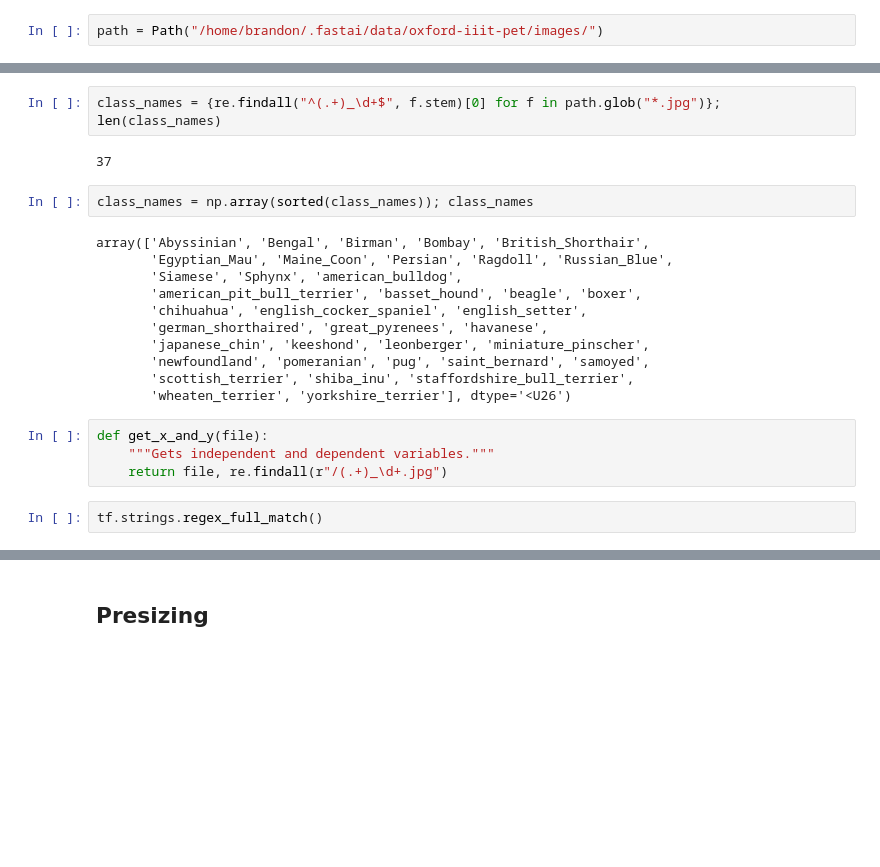
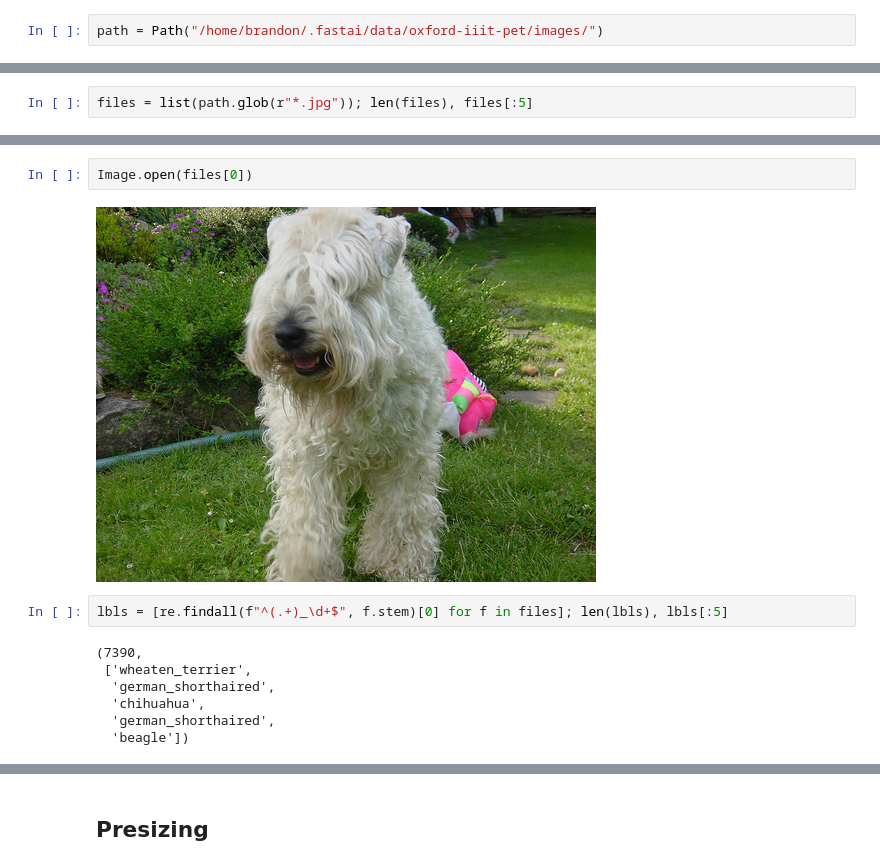
Before and after one commit to bwolfson97/website, a Jupyter notebook: _notebooks/2021-07-22-fastbook-ch-5-tf.ipynb, the cells around one changed output, grey strips where cells are left out. Cells and saved outputs as stored; diff of their text form; blank space fills up the shorter version.

```diff
--- a/_notebooks/2021-07-22-fastbook-ch-5-tf.ipynb
+++ b/_notebooks/2021-07-22-fastbook-ch-5-tf.ipynb
@@ -35,0 +45,2 @@ list(iter(data))[:5]
+# %%
+files = list(path.glob(r"*.jpg")); len(files), files[:5]
@@ -36,23 +66,13 @@ list(iter(data))[:5]
+# %%
+Image.open(files[0])
+# %% [output]
+[figure, added]
 # %%
-class_names = {re.findall("^(.+)_\d+$", f.stem)[0] for f in path.glob("*.jpg")}; len(class_names)
+lbls = [re.findall(f"^(.+)_\d+$", f.stem)[0] for f in files]; len(lbls), lbls[:5]
 # %% [output]
-37
+(7390,
+ ['wheaten_terrier',
+  'german_shorthaired',
+  'chihuahua',
+  'german_shorthaired',
+  'beagle'])
-# %%
-class_names = np.array(sorted(class_names)); class_names
-# %% [output]
-array(['Abyssinian', 'Bengal', 'Birman', 'Bombay', 'British_Shorthair',
-       'Egyptian_Mau', 'Maine_Coon', 'Persian', 'Ragdoll', 'Russian_Blue',
-       'Siamese', 'Sphynx', 'american_bulldog',
-       'american_pit_bull_terrier', 'basset_hound', 'beagle', 'boxer',
-       'chihuahua', 'english_cocker_spaniel', 'english_setter',
-       'german_shorthaired', 'great_pyrenees', 'havanese',
-       'japanese_chin', 'keeshond', 'leonberger', 'miniature_pinscher',
-       'newfoundland', 'pomeranian', 'pug', 'saint_bernard', 'samoyed',
-       'scottish_terrier', 'shiba_inu', 'staffordshire_bull_terrier',
-       'wheaten_terrier', 'yorkshire_terrier'], dtype='<U26')
-# %%
-def get_x_and_y(file):
-    """Gets independent and dependent variables."""
-    return file, re.findall(r"/(.+)_\d+.jpg")
-# %%
-tf.strings.regex_full_match()
```
Also changed, not shown: parts of 28 cells of this notebook.
